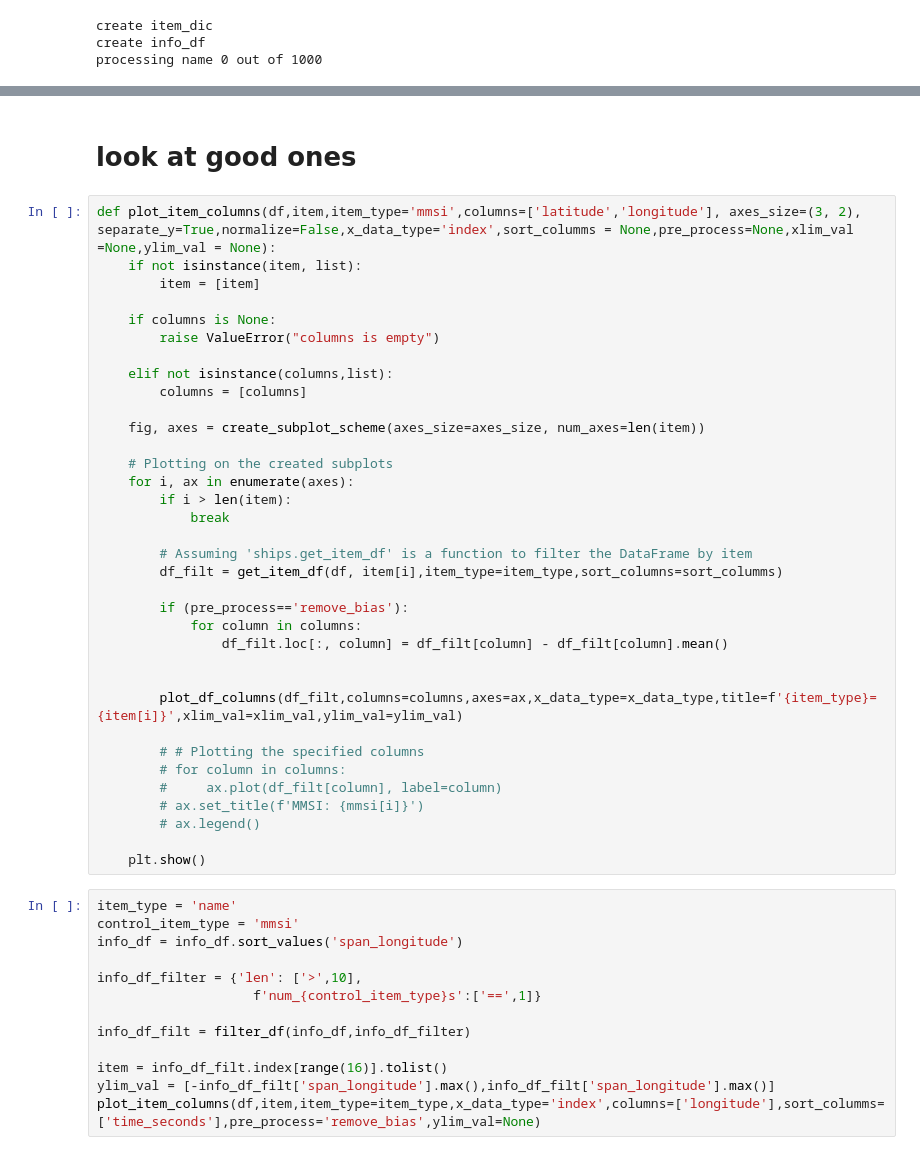
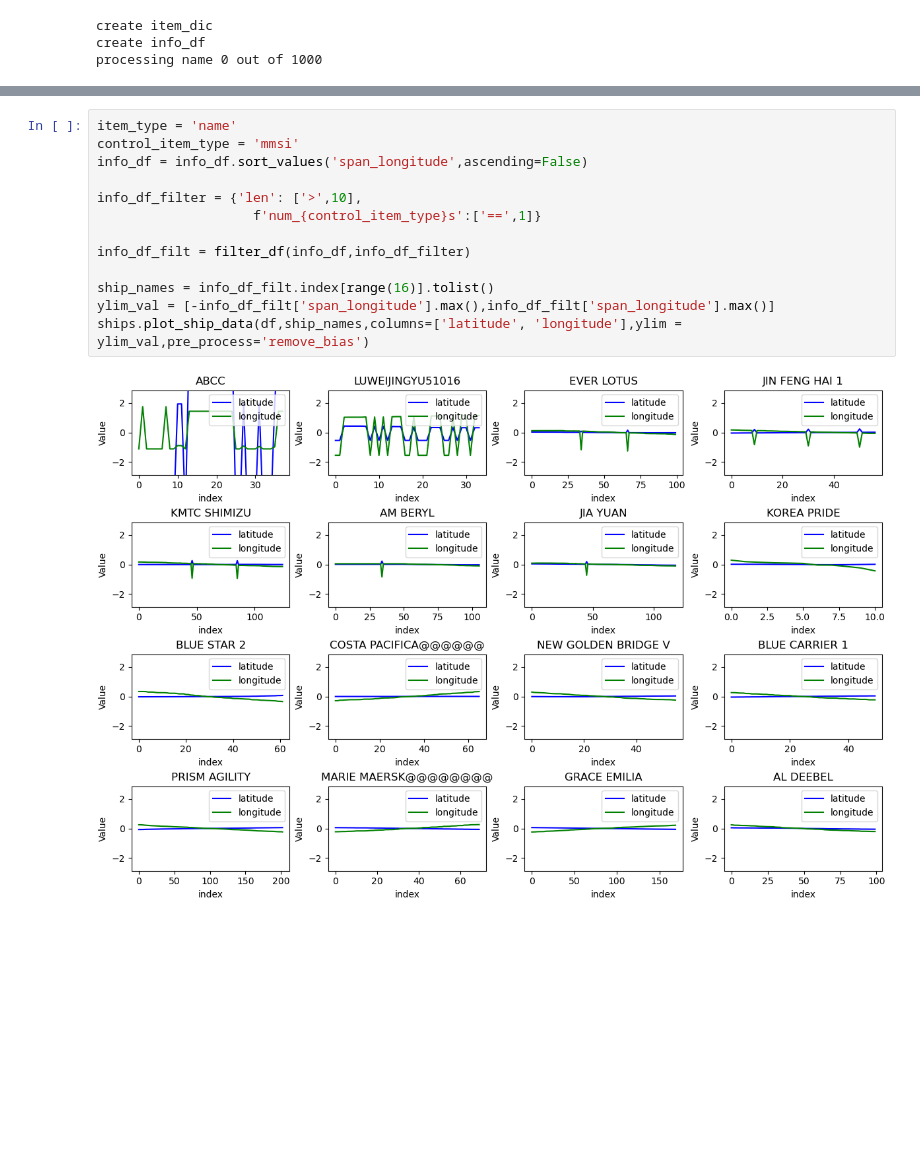
Before and after one commit to giladdanin10/tip-and-que-ships-personal, a Jupyter notebook: explore ships.ipynb, the cells around one changed output, grey strips where cells are left out. Cells and saved outputs as stored; diff of their text form; blank space fills up the shorter version.

Commit message:
integrate all plot functions

```diff
--- a/explore ships.ipynb
+++ b/explore ships.ipynb
@@ -94,50 +85,15 @@ plot_df_columns(ship_data, columns=['latitude', 'longitude'],
-# %% [markdown]
-# look at good ones
-# %%
-def plot_item_columns(df,item,item_type='mmsi',columns=['latitude','longitude'], axes_size=(3, 2), separate_y=True,normalize=False,x_data_type='index',sort_columms = None,pre_process=None,xlim_val =None,ylim_val = None):
-    if not isinstance(item, list):
-        item = [item]
-
-    if columns is None:
-        raise ValueError("columns is empty")
-
-    elif not isinstance(columns,list):
-        columns = [columns]
-
-    fig, axes = create_subplot_scheme(axes_size=axes_size, num_axes=len(item))
-
-    # Plotting on the created subplots
-    for i, ax in enumerate(axes):
-        if i > len(item):
-            break
-
-        # Assuming 'ships.get_item_df' is a function to filter the DataFrame by item
-        df_filt = get_item_df(df, item[i],item_type=item_type,sort_columns=sort_columms)
-
-        if (pre_process=='remove_bias'):
-            for column in columns:
-                df_filt.loc[:, column] = df_filt[column] - df_filt[column].mean()
-
-
-        plot_df_columns(df_filt,columns=columns,axes=ax,x_data_type=x_data_type,title=f'{item_type}={item[i]}',xlim_val=xlim_val,ylim_val=ylim_val)
-
-        # # Plotting the specified columns
-        # for column in columns:
-        #     ax.plot(df_filt[column], label=column)
-        # ax.set_title(f'MMSI: {mmsi[i]}')
-        # ax.legend()
-
-    plt.show()
 # %%
 item_type = 'name'
 control_item_type = 'mmsi'
-info_df = info_df.sort_values('span_longitude')
+info_df = info_df.sort_values('span_longitude',ascending=False)
 
 info_df_filter = {'len': ['>',10],
                     f'num_{control_item_type}s':['==',1]}
 
 info_df_filt = filter_df(info_df,info_df_filter)
 
-item = info_df_filt.index[range(16)].tolist()
+ship_names = info_df_filt.index[range(16)].tolist()
 ylim_val = [-info_df_filt['span_longitude'].max(),info_df_filt['span_longitude'].max()]
-plot_item_columns(df,item,item_type=item_type,x_data_type='index',columns=['longitude'],sort_columms=['time_seconds'],pre_process='remove_bias',ylim_val=None)
+ships.plot_ship_data(df,ship_names,columns=['latitude', 'longitude'],ylim = ylim_val,pre_process='remove_bias')
+# %% [output]
+[figure, added]
```
Also changed, not shown: parts of 4 cells of this notebook, 3 other files.
